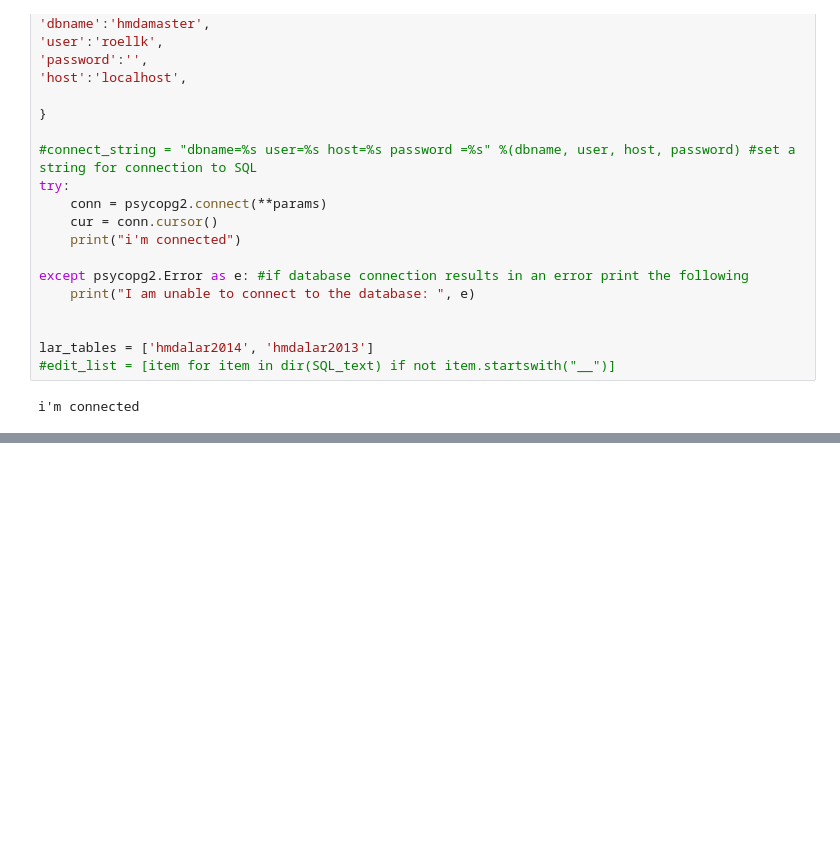
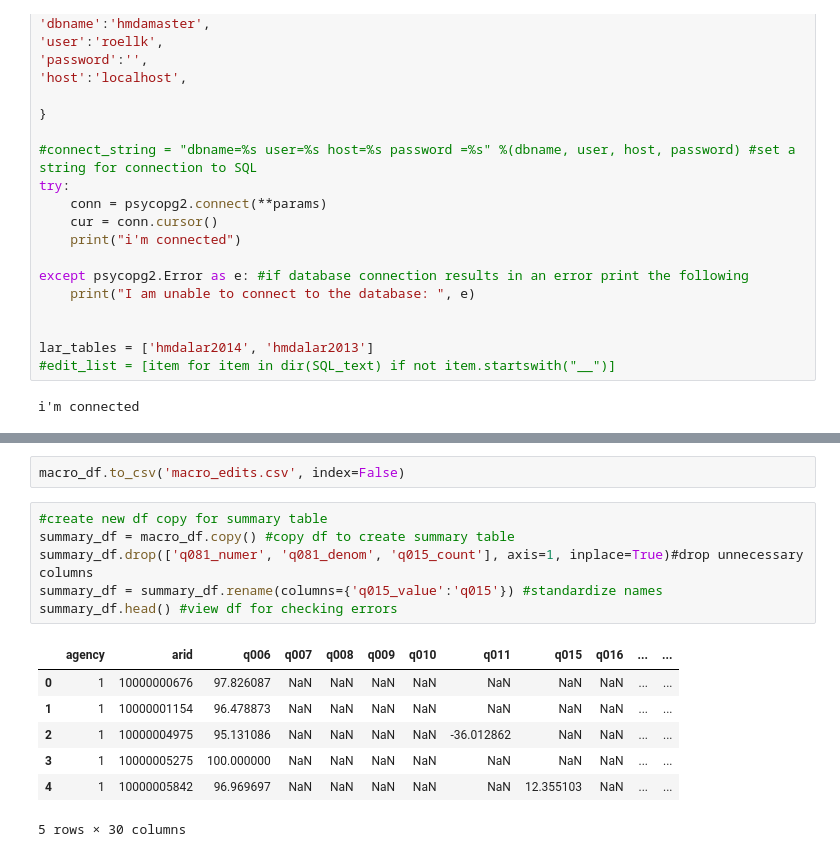
Before and after one commit to Kibrael/Edits, a Jupyter notebook: macro_engine.ipynb, the cells around one changed output, grey strips where cells are left out. Saved outputs shown, nothing was run; the diff lists cells and outputs as text; blank space fills up the shorter version.

```diff
--- a/macro_engine.ipynb
+++ b/macro_engine.ipynb
@@ -88,0 +103,16 @@ WITH numer AS (SELECT agency ,CONCAT(agency,rid) AS arid ,COUNT(sequence) as num
+# %%
+macro_df.to_csv('macro_edits.csv', index=False)
+# %%
+#create new df copy for summary table
+summary_df = macro_df.copy() #copy df to create summary table
+summary_df.drop(['q081_numer', 'q081_denom', 'q015_count'], axis=1, inplace=True)#drop unnecessary columns
+summary_df = summary_df.rename(columns={'q015_value':'q015'}) #standardize names
+summary_df.head() #view df for checking errors
+# %% [output]
+|  | agency | arid | q006 | q007 | q008 | q009 | q010 | q011 | q015 | q016 | ... | ... |
+| 0 | 1 | 10000000676 | 97.826087 | NaN | NaN | NaN | NaN | NaN | NaN | NaN | ... | ... |
+| 1 | 1 | 10000001154 | 96.478873 | NaN | NaN | NaN | NaN | NaN | NaN | NaN | ... | ... |
+| 2 | 1 | 10000004975 | 95.131086 | NaN | NaN | NaN | NaN | -36.012862 | NaN | NaN | ... | ... |
+| 3 | 1 | 10000005275 | 100.000000 | NaN | NaN | NaN | NaN | NaN | NaN | NaN | ... | ... |
+| 4 | 1 | 10000005842 | 96.969697 | NaN | NaN | NaN | NaN | NaN | 12.355103 | NaN | ... | ... |
+5 rows × 30 columns
```
Also changed, not shown: parts of 3 cells of this notebook, 6 other files.
